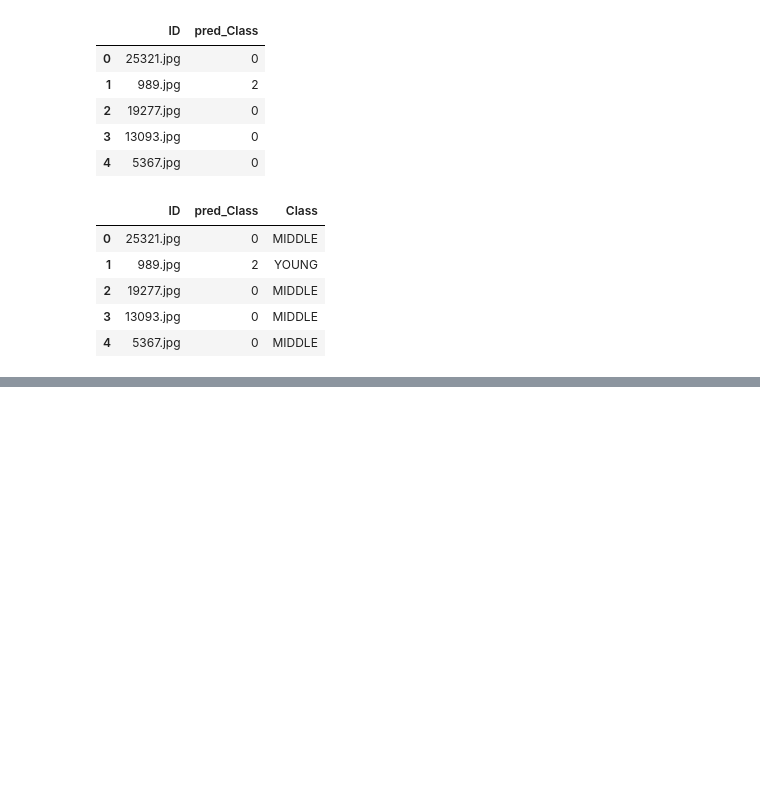
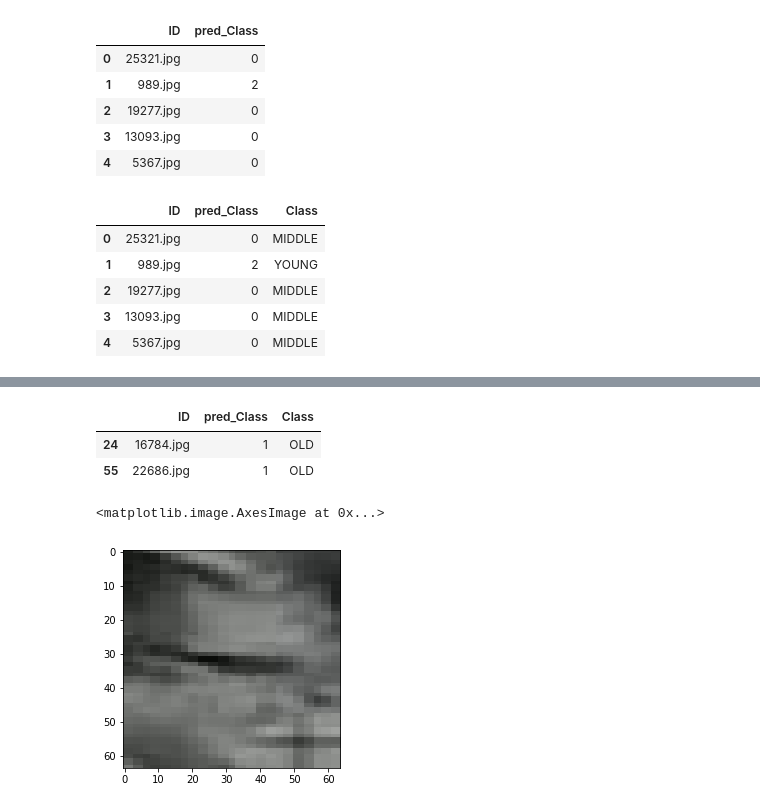
Before and after one commit to plaban1981/DEEP-LEARNING-, a Jupyter notebook: Age_Detection_Problem.ipynb, the cells around one changed output, grey strips where cells are left out. Drawn from its saved outputs; the diff is of its cells as text; code cells hidden in the pictures; blank space fills up the shorter version.

```diff
--- a/Age_Detection_Problem.ipynb
+++ b/Age_Detection_Problem.ipynb
@@ -343,0 +361,11 @@ test.head()
+# %%
+test[test['Class'] == 'OLD'].head(2)
+# %% [output]
+|  | ID | pred_Class | Class |
+| 24 | 16784.jpg | 1 | OLD |
+| 55 | 22686.jpg | 1 | OLD |
+# %%
+plt.imshow(test_img[24])
+# %% [output]
+<matplotlib.image.AxesImage at 0x...>
+[figure, added]
```
Also changed, not shown: parts of 6 cells of this notebook.
